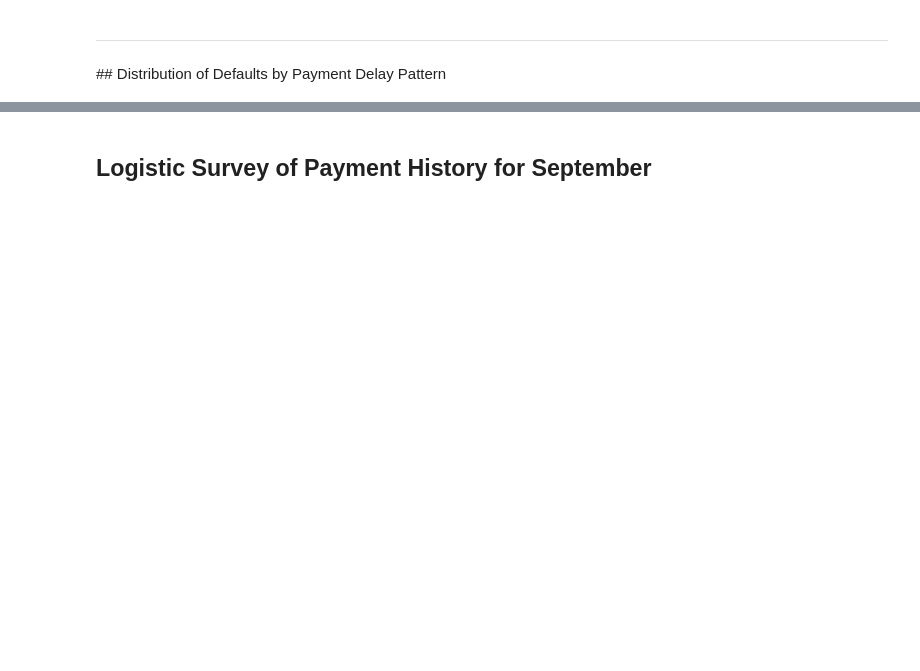
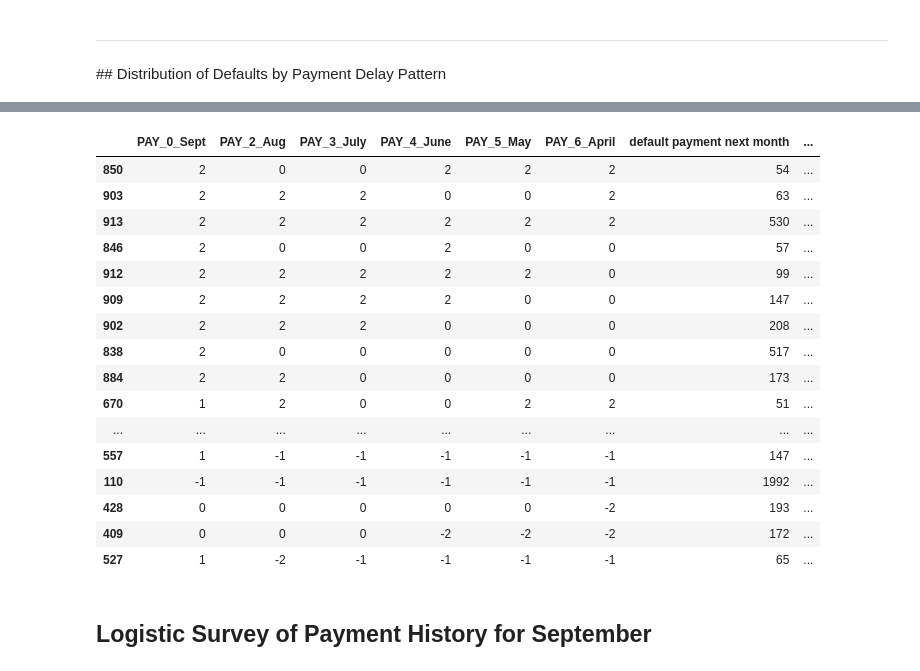
Before and after one commit to rlshuhart/MSDS7331_Project_1, a Jupyter notebook: MSDS7331_Project_1_Notebook.ipynb, the cells around one changed output, grey strips where cells are left out. Drawn from its saved outputs; the diff is of its cells as text; code cells hidden in the pictures; blank space fills up the shorter version.

```diff
--- a/MSDS7331_Project_1_Notebook.ipynb
+++ b/MSDS7331_Project_1_Notebook.ipynb
@@ -418,24 +531,42 @@ pay_delayed_default_pattern['Default_Proportion'] = prop_default
 # %%
 # highlight patterns above the average default rate
 
 # http://pandas.pydata.org/pandas-docs/stable/style.html
 def color_above_average_red(val):
     """
     Takes a scalar and returns a string with
     the css property `'color: red'` for negative
     strings, black otherwise.
     """
     color = 'red' if val > avg_default_rate else 'green'
     return 'color: %s' % color
 
 cm = sns.light_palette("green", as_cmap=True)
 
 # Top 20 payment delay patterns sorted by default frequency
-(pay_delayed_default_pattern[pay_delayed_default_pattern['Count'] >50]
+(pay_delayed_default_pattern[pay_delayed_default_pattern['default payment next month'] >50]
      .sort_values(by='Default_Proportion', ascending=False)[:50]
      #.style.background_gradient(cmap=cm, subset=['Default_Proportion'])
      .style.applymap(color_above_average_red, subset=['Default_Proportion'])
 )
+# %% [output]
+|  | PAY_0_Sept | PAY_2_Aug | PAY_3_July | PAY_4_June | PAY_5_May | PAY_6_April | default payment next month | ... |
+| 850 | 2 | 0 | 0 | 2 | 2 | 2 | 54 | ... |
+| 903 | 2 | 2 | 2 | 0 | 0 | 2 | 63 | ... |
+| 913 | 2 | 2 | 2 | 2 | 2 | 2 | 530 | ... |
+| 846 | 2 | 0 | 0 | 2 | 0 | 0 | 57 | ... |
+| 912 | 2 | 2 | 2 | 2 | 2 | 0 | 99 | ... |
+| 909 | 2 | 2 | 2 | 2 | 0 | 0 | 147 | ... |
+| 902 | 2 | 2 | 2 | 0 | 0 | 0 | 208 | ... |
+| 838 | 2 | 0 | 0 | 0 | 0 | 0 | 517 | ... |
+| 884 | 2 | 2 | 0 | 0 | 0 | 0 | 173 | ... |
+| 670 | 1 | 2 | 0 | 0 | 2 | 2 | 51 | ... |
+| ... | ... | ... | ... | ... | ... | ... | ... | ... |
+| 557 | 1 | -1 | -1 | -1 | -1 | -1 | 147 | ... |
+| 110 | -1 | -1 | -1 | -1 | -1 | -1 | 1992 | ... |
+| 428 | 0 | 0 | 0 | 0 | 0 | -2 | 193 | ... |
+| 409 | 0 | 0 | 0 | -2 | -2 | -2 | 172 | ... |
+| 527 | 1 | -2 | -1 | -1 | -1 | -1 | 65 | ... |
 # %% [markdown]
 ## Logistic Survey of Payment History for September
 # %%
```
Also changed, not shown: parts of 22 cells of this notebook.
